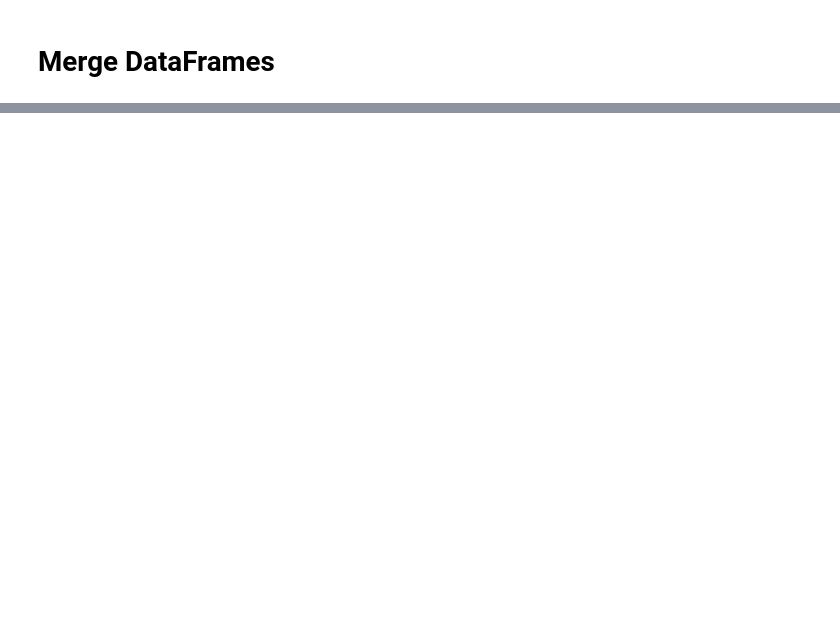
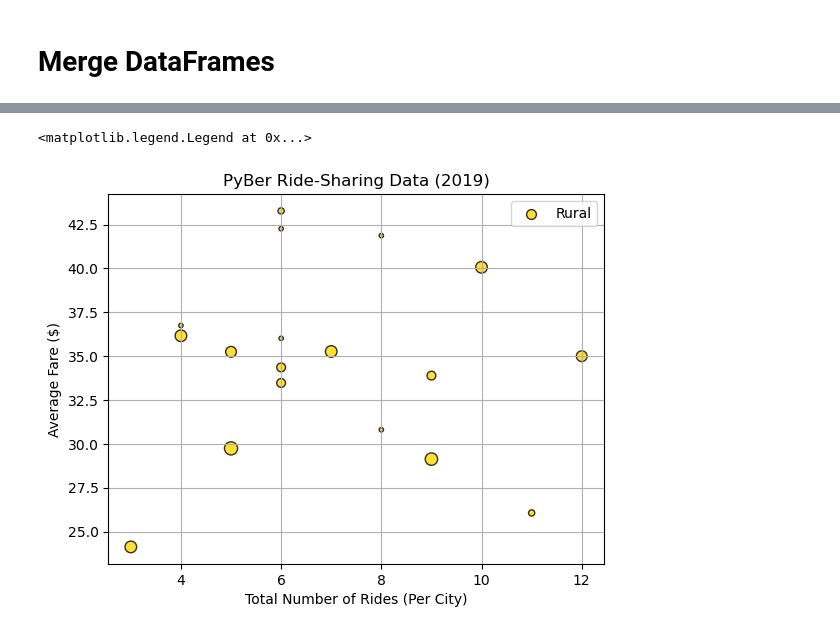
Before and after one commit to Isabel-gt/PyBer_Analysis, a Jupyter notebook: PyBer.ipynb, the cells around one changed output, grey strips where cells are left out. Saved outputs shown, nothing was run; the diff lists cells and outputs as text; code cells hidden in the pictures; blank space fills up the shorter version.

```diff
--- a/PyBer.ipynb
+++ b/PyBer.ipynb
@@ -110,0 +126,4 @@ pyber_data_df.head()
+# %%
+# Create the Rural city DataFrame.
+rural_cities_df = pyber_data_df[pyber_data_df["type"] == "Rural"]
+rural_cities_df.head()
@@ -110,0 +162,4 @@ pyber_data_df.head()
+# %%
+# Get the number of rides for rural cities.
+rural_ride_count = rural_cities_df.groupby(by ="city").count()["ride_id"]
+rural_ride_count.head()
@@ -110,0 +200,4 @@ pyber_data_df.head()
+# %%
+# Find the average fare for rural cities
+avg_rural_fare = rural_cities_df.groupby(by = "city").mean()["fare"]
+avg_rural_fare.head()
@@ -110,0 +238,4 @@ pyber_data_df.head()
+# %%
+# Get the total number of rides for rural
+rural_driver_count = rural_cities_df.groupby(by = "city").mean()["driver_count"]
+rural_driver_count.head()
@@ -110,0 +281,17 @@ pyber_data_df.head()
+# %%
+# Build the scatter plots for rural cities.
+plt.scatter(rural_ride_count, avg_rural_fare, s=10*rural_driver_count, alpha=0.80, color="gold", edgecolors= "black", linewidth=1, label= "Rural")
+
+# Add title and axis labels
+plt.title("PyBer Ride-Sharing Data (2019)")
+plt.ylabel("Average Fare ($)")
+plt.xlabel("Total Number of Rides (Per City)")
+
+# Add grid
+plt.grid(True)
+
+# Add legend
+plt.legend()
+# %% [output]
+<matplotlib.legend.Legend at 0x...>
+[figure, added]
```
Also changed, not shown: parts of 24 cells of this notebook.
